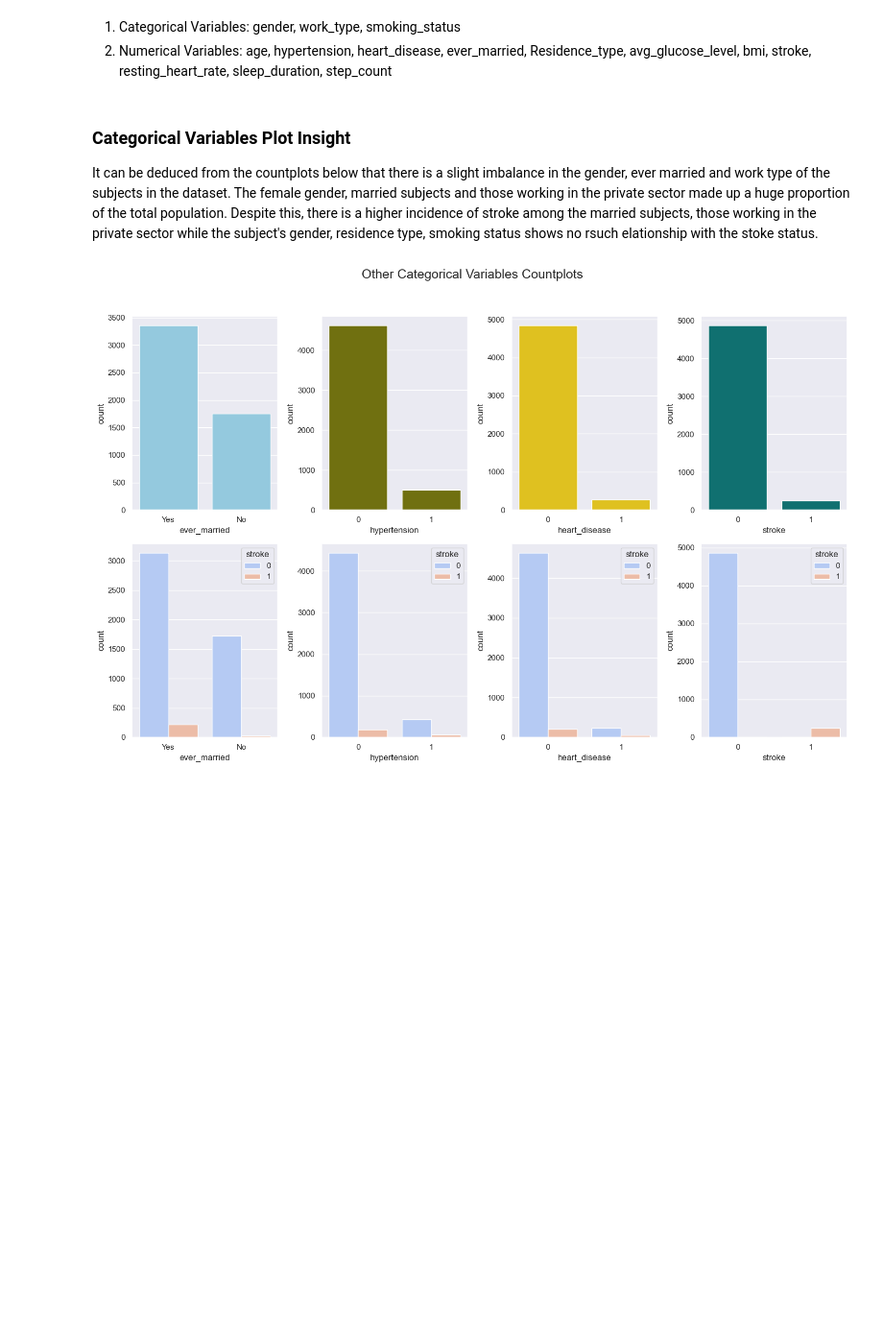
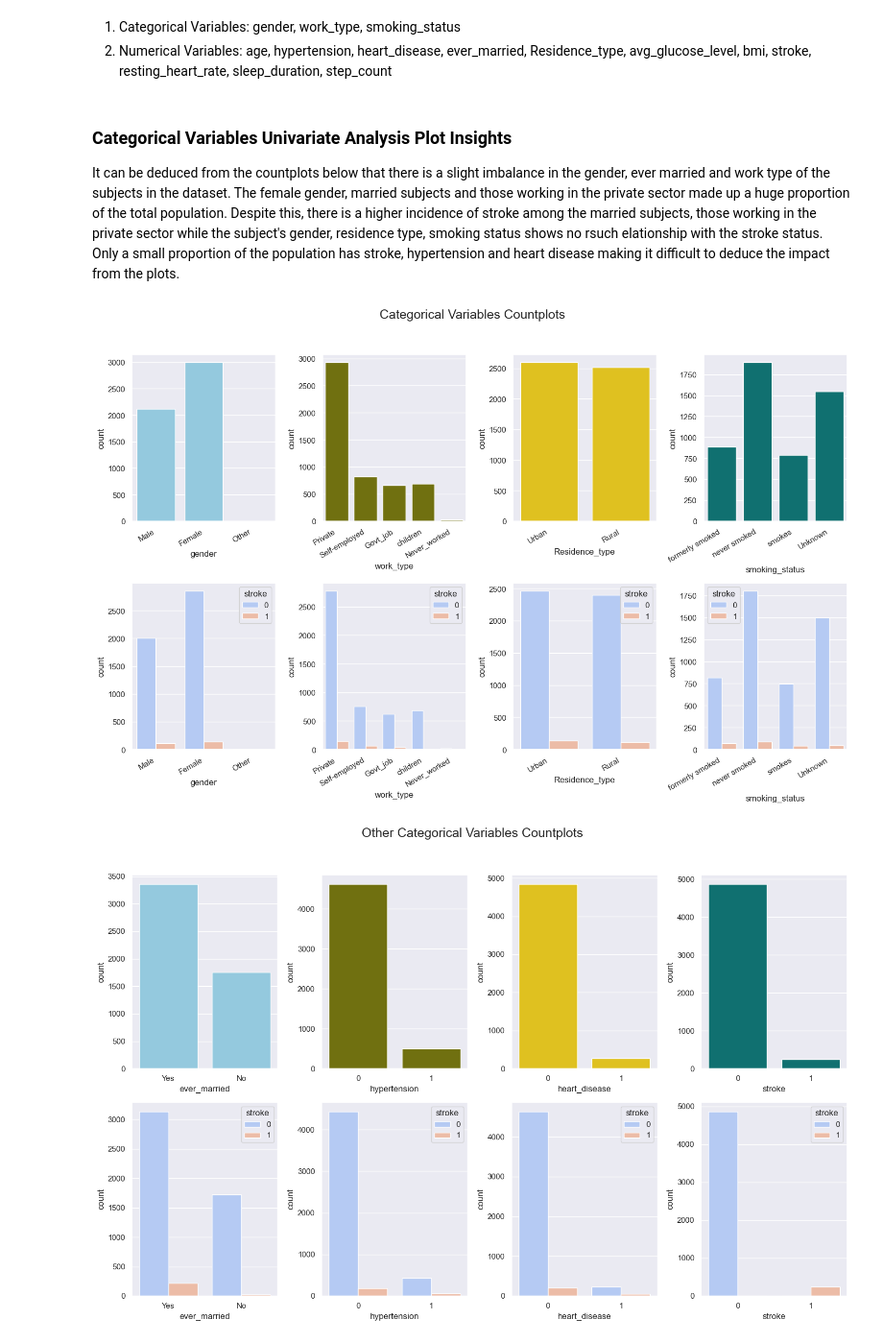
Before and after one commit to Gtalen/PFDA, a Jupyter notebook: pfda_project/stroke_prediction.ipynb, the cells around one changed output. Shown at 96% size. Saved outputs shown, nothing was run; the diff lists cells and outputs as text; code cells hidden in the pictures; blank space fills up the shorter version.

```diff
--- a/pfda_project/stroke_prediction.ipynb
+++ b/pfda_project/stroke_prediction.ipynb
@@ -453,8 +469,40 @@ cat_var = merged_data[['gender', 'hypertension', 'heart_disease',  'work_type','
 num_var = merged_data[['age', 'avg_glucose_level',  'bmi',  'resting_heart_rate', 'sleep_duration', 'step_count']]
 # %% [markdown]
-### Categorical Variables Plot Insight
+### Categorical Variables Univariate Analysis Plot Insights
 
-It can be deduced from the countplots below that there is a slight imbalance in the gender, ever married and work type of the subjects in the dataset. The female gender, married subjects and those working in the private sector made up a huge proportion of the total population. Despite this, there is a higher incidence of stroke among the married subjects, those working in the private sector while the subject's gender, residence type, smoking status shows no rsuch elationship with the stoke status.
+It can be deduced from the countplots below that there is a slight imbalance in the gender, ever married and work type of the subjects in the dataset. The female gender, married subjects and those working in the private sector made up a huge proportion of the total population. Despite this, there is a higher incidence of stroke among the married subjects, those working in the private sector while the subject's gender, residence type, smoking status shows no rsuch elationship with the stroke status. Only a small proportion of the population has stroke, hypertension and heart disease making it difficult to deduce the impact from the plots.
+# %%
+# Create Subplots
+fig, axs = plt.subplots(2, 4, figsize=(15, 10))
+
+# Add title
+fig.suptitle('Categorical Variables Countplots', fontsize=18)
+
+# First row: Overall categorical distribution
+sns.countplot(data=merged_data, x='gender', color='skyblue', ax=axs[0, 0])
+sns.countplot(data=merged_data, x='work_type', color='olive', ax=axs[0, 1])
+sns.countplot(data=merged_data, x='Residence_type', color='gold', ax=axs[0, 2])
+sns.countplot(data=merged_data, x='smoking_status', color='teal', ax=axs[0, 3])
+
+
+# Second row: Categorical variables by stroke status
+sns.countplot(data=merged_data, x='gender', hue='stroke', palette='coolwarm', ax=axs[1, 0])
+sns.countplot(data=merged_data, x='work_type', hue='stroke', palette='coolwarm', ax=axs[1, 1])
+sns.countplot(data=merged_data, x='Residence_type', hue='stroke', palette='coolwarm', ax=axs[1, 2])
+sns.countplot(data=merged_data, x='smoking_status', hue='stroke', palette='coolwarm', ax=axs[1, 3])
+
+
+# Rotate x-axis labels for better readability
+for ax in axs.flat:
+    ax.set_xticklabels(ax.get_xticklabels(), rotation=30, ha='right')
+
+# Adjust layout and prevent title overlap
+plt.tight_layout(rect=[0, 0, 1, 0.95])
+
+# Show the plots
+plt.show()
+# %% [output]
+[figure, added]
 # %%
 # Create Subplots
 fig, axs = plt.subplots(2, 4, figsize=(15, 10))
```
Also changed, not shown: parts of 26 cells of this notebook.
